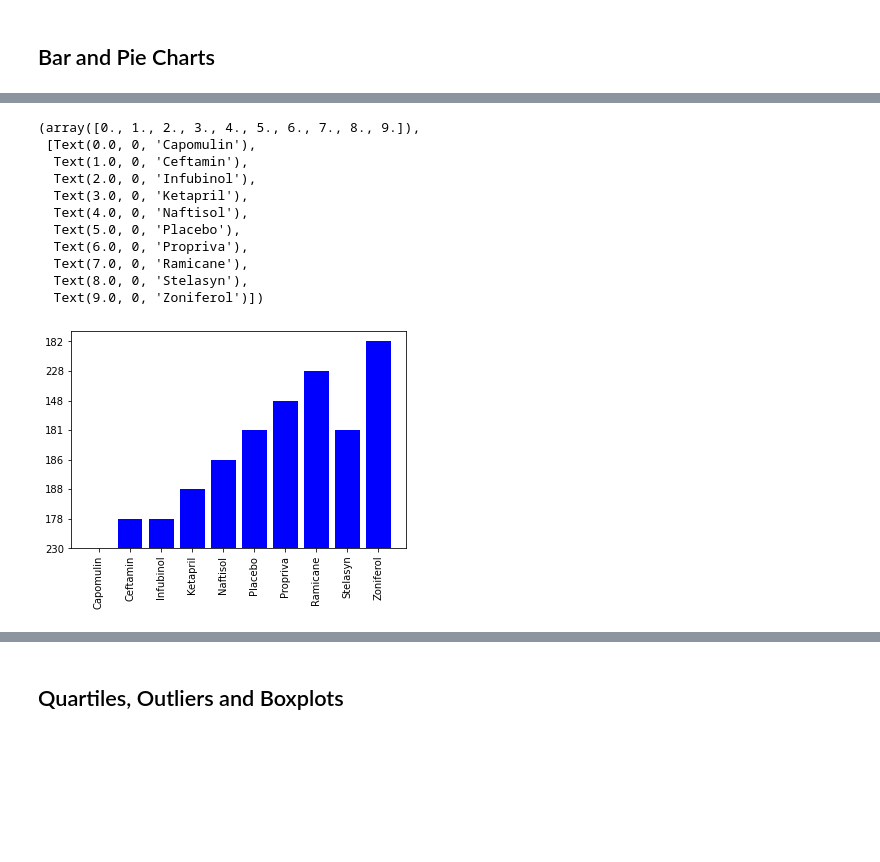
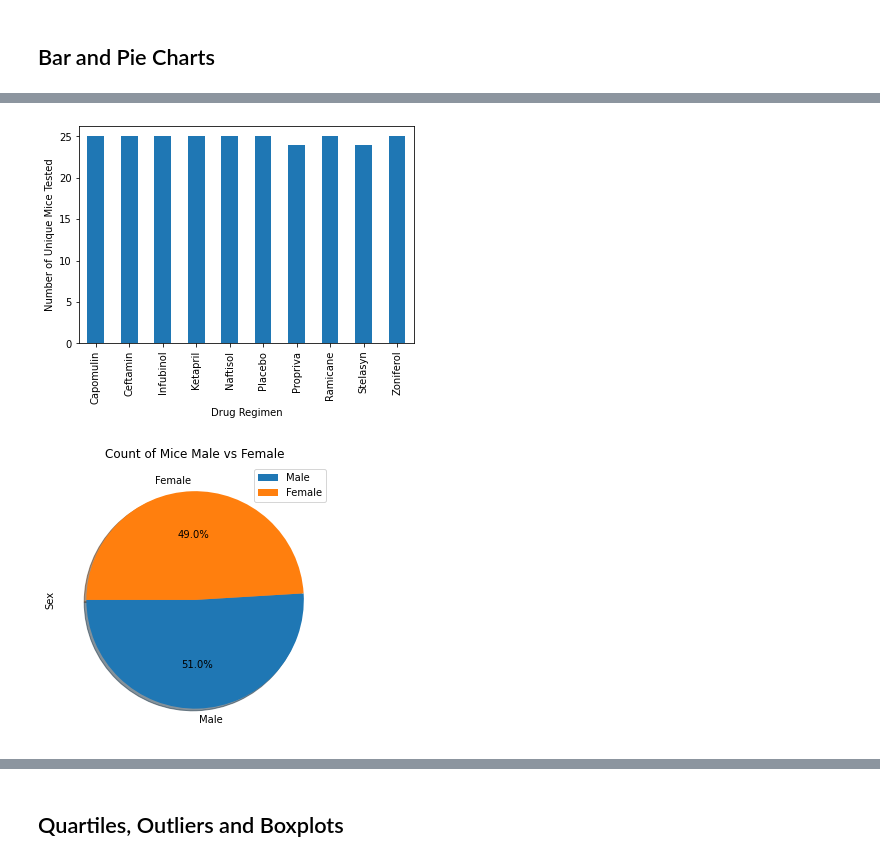
Before and after one commit to cgardner1388/matplotlib-challenge, a Jupyter notebook: matplotlib-challenge.ipynb, the cells around one changed output, grey strips where cells are left out. Cells and saved outputs as stored; diff of their text form; code cells hidden in the pictures; blank space fills up the shorter version.

```diff
--- a/matplotlib-challenge.ipynb
+++ b/matplotlib-challenge.ipynb
@@ -220,40 +212,18 @@ TypeError: bar() missing 1 required positional argument: 'height'
 # %%
 # Generate a bar plot showing the total number of unique mice tested on each drug regimen using pyplot.
 # Create a DataFrame of unique mouse IDs and drug regimen.
 # Group DataFrame by drug regimen and get a count of unique mice for each drug.
-Drug_Regimen_groupby_bar = new_mouse_study_df.groupby(["Drug Regimen"]).count()["Mouse ID"]
-Drug_Regimen_groupby_bar
-
-Drug_Regimen_Df = pd.DataFrame(Drug_Regimen_groupby_bar)
-Drug_Regimen_Df
-
-#Drug_Regimen = loc.Drug_Regimen_Df["Drug Regimen"]
-#Count_MouseID = loc.Drug_Regimen_Df["Mouse ID"]
-#x_axis = np.arange(len(Drug_Regimen))
-
-Drug_Regimen = ["Capomulin","Ceftamin","Infubinol","Ketapril","Naftisol","Placebo","Propriva","Ramicane"
-,"Stelasyn","Zoniferol"]
-Count_MouseID = ["230","178","178","188","186","181","148","228","181","182"]
-
-plt.bar(Drug_Regimen,Count_MouseID, color='b', alpha=1.0, align="center")
-
-tick_locations = [value for value in Drug_Regimen]
-plt.xticks(tick_locations,["Capomulin","Ceftamin","Infubinol","Ketapril","Naftisol","Placebo","Propriva","Ramicane"
-,"Stelasyn","Zoniferol"])
-
-plt.xticks(rotation=90)
+new_bar_graph = drug_regimen_count['Mouse ID']
+pyplot_graph = new_bar_graph.plot(kind='bar')
+pyplot_graph.set_xlabel("Drug Regimen")
+pyplot_graph.set_ylabel("Number of Unique Mice Tested")
+plt.show()
 # %% [output]
-(array([0., 1., 2., 3., 4., 5., 6., 7., 8., 9.]),
- [Text(0.0, 0, 'Capomulin'),
-  Text(1.0, 0, 'Ceftamin'),
-  Text(2.0, 0, 'Infubinol'),
-  Text(3.0, 0, 'Ketapril'),
-  Text(4.0, 0, 'Naftisol'),
-  Text(5.0, 0, 'Placebo'),
-  Text(6.0, 0, 'Propriva'),
-  Text(7.0, 0, 'Ramicane'),
-  Text(8.0, 0, 'Stelasyn'),
-  Text(9.0, 0, 'Zoniferol')])
-[figure, old version]
+[figure, new version]
 # %%
 # Generate a pie plot showing the distribution of female versus male mice using pandas
+mice_gender_counts = new_mouse_study_df['Sex'].value_counts()
+mice_gender_df = pd.DataFrame(mice_gender_counts)
+pandas_pie_chart = mice_gender_df.plot.pie(y='Sex',title='Count of Mice Male vs Female',shadow=True, startangle=180, figsize=(5,5),autopct="%1.1f%%")
+# %% [output]
+[figure, added]
```
Also changed, not shown: parts of 9 cells of this notebook.
